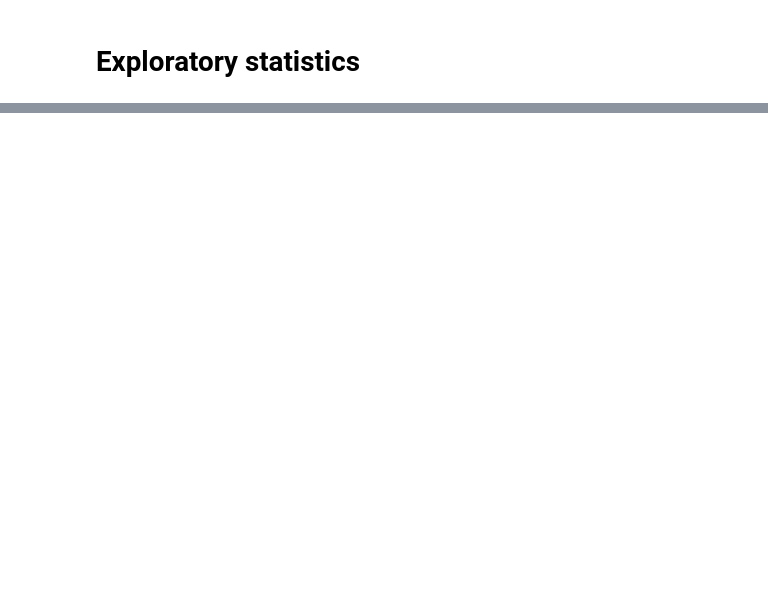
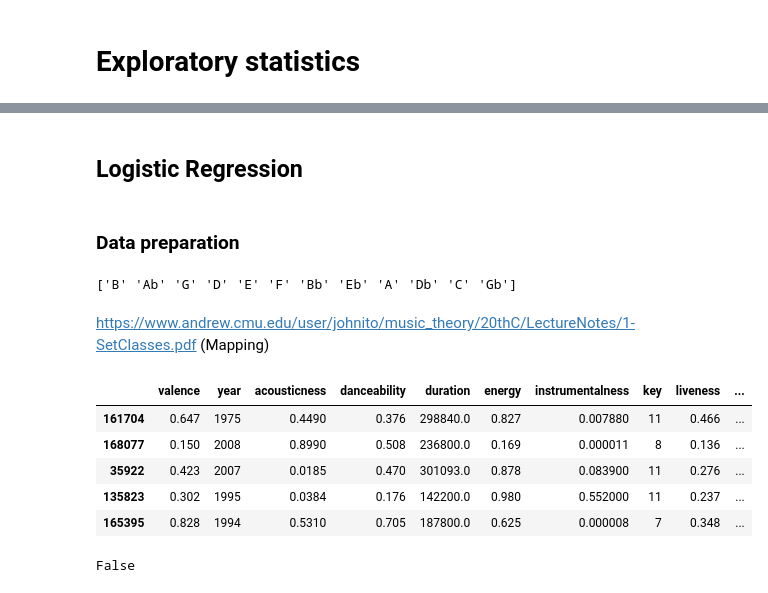
Before and after one commit to A-Stangeland/spotifyMLProject, a Jupyter notebook: Projet version Python.ipynb, the cells around one changed output, grey strips where cells are left out. Saved outputs shown, nothing was run; the diff lists cells and outputs as text; code cells hidden in the pictures; blank space fills up the shorter version.

```diff
--- a/Projet version Python.ipynb
+++ b/Projet version Python.ipynb
@@ -19,3 +69,4 @@ songs.dtypes
 # %%
+songs['duration'] = songs['duration'].astype(float)
 songs['mode'] = songs['mode'].astype(object)
 songs.dtypes
@@ -65,0 +146,25 @@ ax.set_ylabel('Acousticness')
+# %% [markdown]
+## Logistic Regression
+# %% [markdown]
+### Data preparation
+# %%
+print(song['key'].unique())
+# %% [output]
+['B' 'Ab' 'G' 'D' 'E' 'F' 'Bb' 'Eb' 'A' 'Db' 'C' 'Gb']
+# %% [markdown]
+https://www.andrew.cmu.edu/user/johnito/music_theory/20thC/LectureNotes/1-SetClasses.pdf (Mapping)
+# %%
+songs['key'] = songs['key'].map({'C': 0, 'Db': 1, 'D': 2, 'Eb': 3, 'E': 4, 'F': 5, 'Gb': 6, 'G':7, 'Ab': 8, 'A':9, 'Bb': 10, 'B': 11 })
+# %%
+songs.head()
+# %% [output]
+|  | valence | year | acousticness | danceability | duration | energy | instrumentalness | key | liveness | ... |
+| 161704 | 0.647 | 1975 | 0.4490 | 0.376 | 298840.0 | 0.827 | 0.007880 | 11 | 0.466 | ... |
+| 168077 | 0.150 | 2008 | 0.8990 | 0.508 | 236800.0 | 0.169 | 0.000011 | 8 | 0.136 | ... |
+| 35922 | 0.423 | 2007 | 0.0185 | 0.470 | 301093.0 | 0.878 | 0.083900 | 11 | 0.276 | ... |
+| 135823 | 0.302 | 1995 | 0.0384 | 0.176 | 142200.0 | 0.980 | 0.552000 | 11 | 0.237 | ... |
+| 165395 | 0.828 | 1994 | 0.5310 | 0.705 | 187800.0 | 0.625 | 0.000008 | 7 | 0.348 | ... |
+# %%
+songs['key'].isnull().values.any()
+# %% [output]
+False
```
Also changed, not shown: parts of 24 cells of this notebook.
